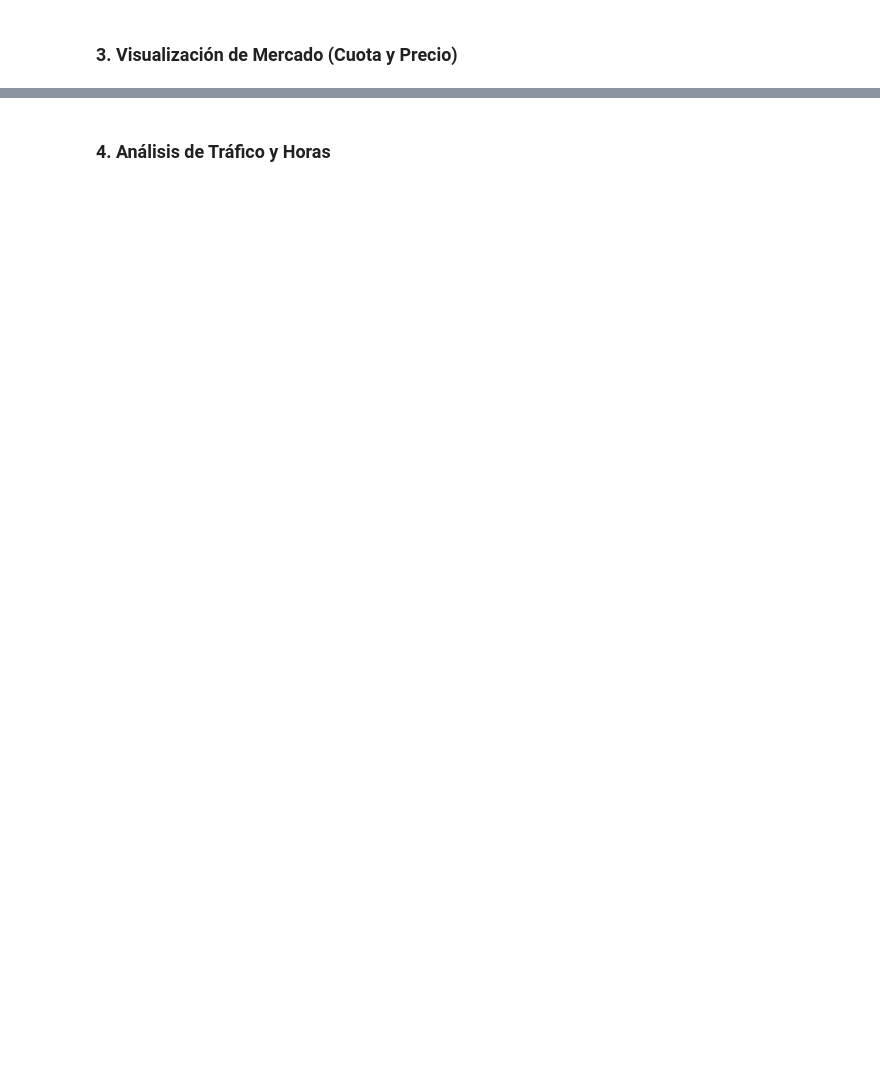
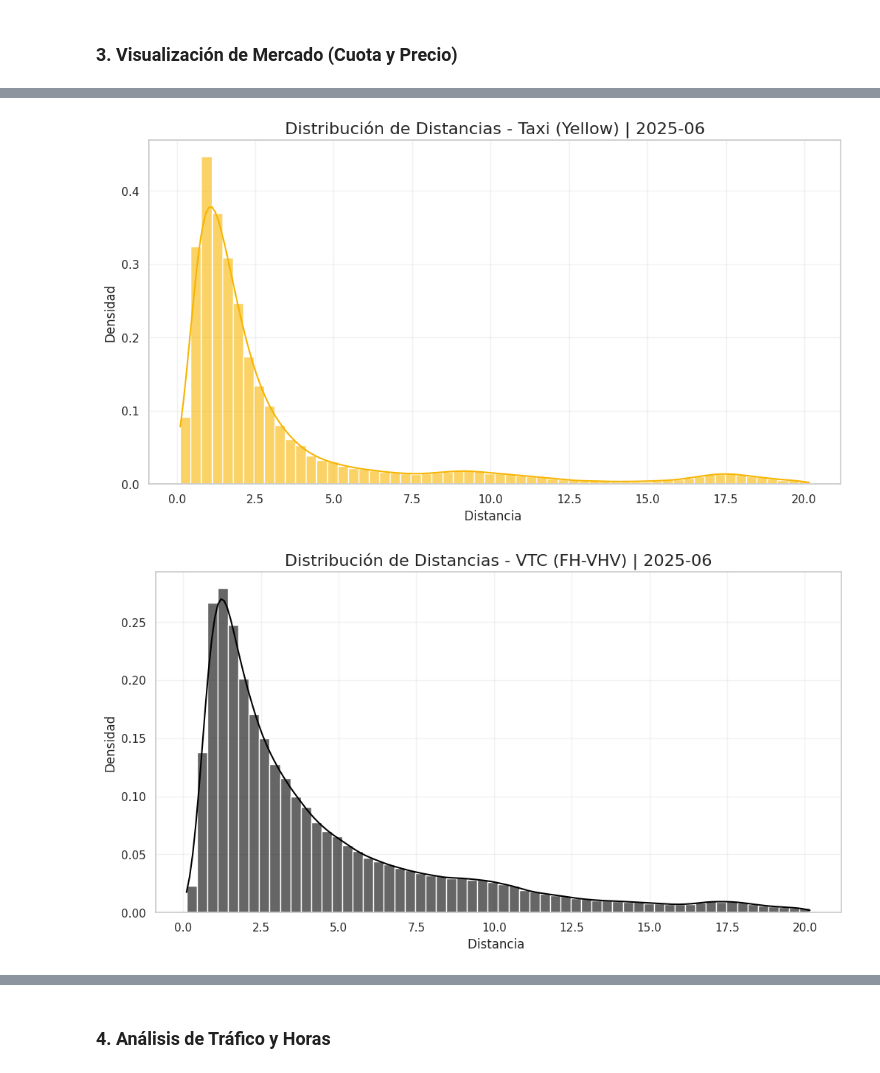
Before and after one commit to carmengranadosv/PD2-conducIA, a Jupyter notebook: src/analysis/1_data_analysis.ipynb, the cells around one changed output, grey strips where cells are left out. Drawn from its saved outputs; the diff is of its cells as text; code cells hidden in the pictures; blank space fills up the shorter version.

Commit message:
Mas visualizaciones para argumentar la segmentacion de clientes/usuarios del estudio de mercado.

```diff
--- a/src/analysis/1_data_analysis.ipynb
+++ b/src/analysis/1_data_analysis.ipynb
@@ -260,3 +260,56 @@ plt.show()
+# %%
+# --- DISTRIBUCIÓN DE DISTANCIAS ---
+df_dist = df.copy()
+
+# Nos quedamos con distancias válidas
+df_dist = df_dist[df_dist["distancia"] > 0]
+
+# Quitamos los outliers (p99)
+p99 = df_dist["distancia"].quantile(0.99)
+df_dist = df_dist[df_dist["distancia"] <= p99]
+
+map_labels = {"yellow": "Taxi (Yellow)", "fhvhv": "VTC (FH-VHV)"}
+df_dist["servicio"] = df_dist["tipo_vehiculo"].map(map_labels).fillna(df_dist["tipo_vehiculo"])
+
+# Histogramas separados por tipo de vehículo
+bins = 60
+
+# Taxi (Yellow)
+plt.figure(figsize=(12, 6))
+sns.histplot(
+    data=df_dist[df_dist["tipo_vehiculo"] == "yellow"],
+    x="distancia",
+    bins=bins,
+    kde=True,
+    stat="density",
+    color="#F7B500",
+    alpha=0.6
+)
+plt.title(f"Distribución de Distancias - Taxi (Yellow) | {ANIO_ANALISIS}-{MES_ANALISIS}", fontsize=16)
+plt.xlabel("Distancia ")
+plt.ylabel("Densidad")
+plt.grid(True, alpha=0.25)
+plt.show()
+
+# VTC (FH-VHV)
+plt.figure(figsize=(12, 6))
+sns.histplot(
+    data=df_dist[df_dist["tipo_vehiculo"] == "fhvhv"],
+    x="distancia",
+    bins=bins,
+    kde=True,
+    stat="density",
+   color="black",
+    alpha=0.6
+)
+plt.title(f"Distribución de Distancias - VTC (FH-VHV) | {ANIO_ANALISIS}-{MES_ANALISIS}", fontsize=16)
+plt.xlabel("Distancia ")
+plt.ylabel("Densidad")
+plt.grid(True, alpha=0.25)
+plt.show()
+# %% [output]
+[figure, added]
+[figure, added]
 # %%
 # --- DISTRIBUCIÓN DE DISTANCIAS (PREP) ---
 df_dist = df.copy()
```
Also changed, not shown: parts of 34 cells of this notebook.
